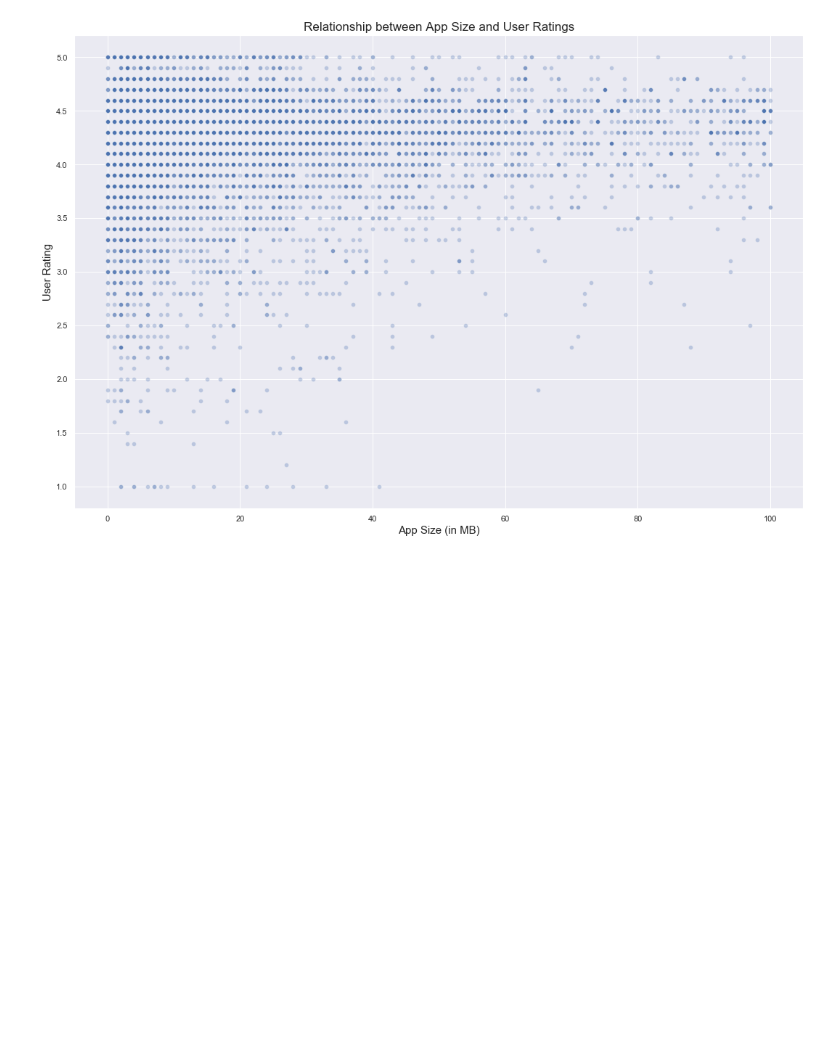
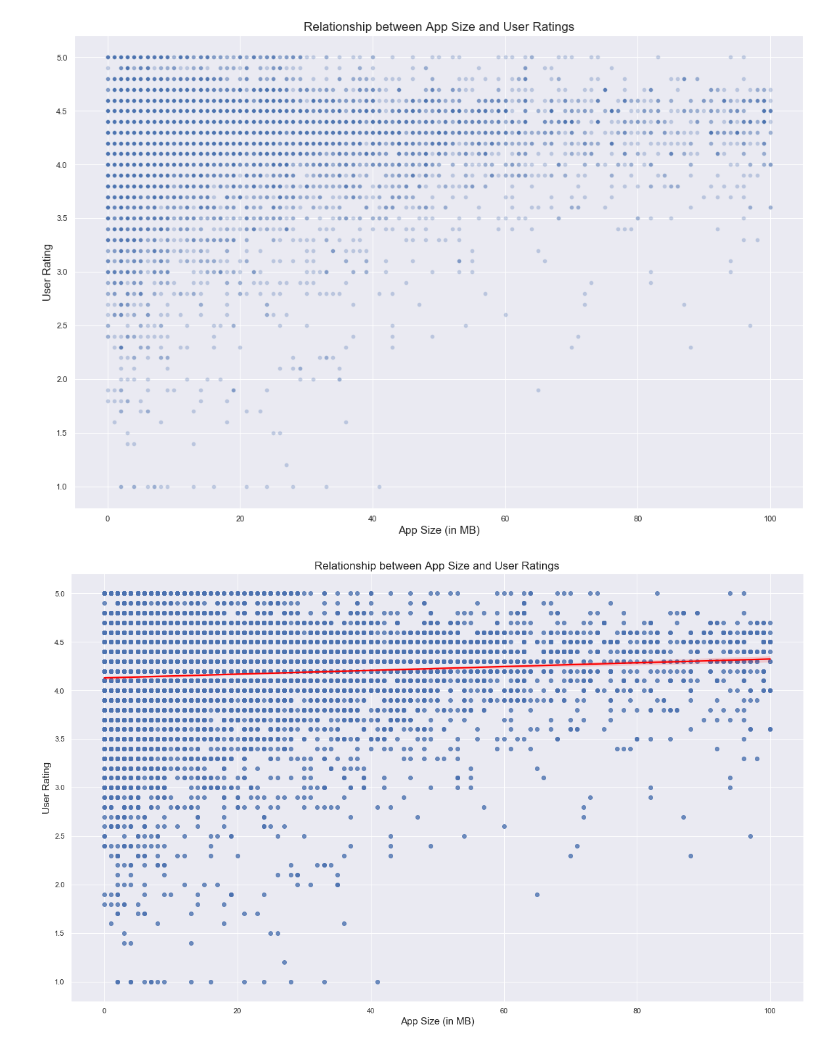
Before and after one commit to georgepask/googleplay-app-store-case-study, a Jupyter notebook: Google Play App Data Workbook - Q2.ipynb, the cells around one changed output. Cells and saved outputs as stored; diff of their text form; code cells hidden in the pictures; blank space fills up the shorter version.

Commit message:
add fit line to plot

```diff
--- a/Google Play App Data Workbook - Q2.ipynb
+++ b/Google Play App Data Workbook - Q2.ipynb
@@ -210,3 +210,12 @@ plt.title('Relationship between App Size and User Ratings', fontsize=17)
 plt.savefig("images/size-rating-plot.png")
 # %% [output]
 [figure]
+# %%
+figure = sns.regplot(x="Size MB", y="Rating", data=rated_store_data, line_kws={"color": "red"})
+sns.set(rc={'figure.figsize':(20,12)})
+plt.xlabel('App Size (in MB)', fontsize=15)
+plt.ylabel('User Rating', fontsize=15)
+plt.title('Relationship between App Size and User Ratings', fontsize=17)
+plt.savefig("images/size-rating-plot-w-line.png")
+# %% [output]
+[figure, added]
```
Also changed, not shown: parts of 1 cell of this notebook, 1 other file.
